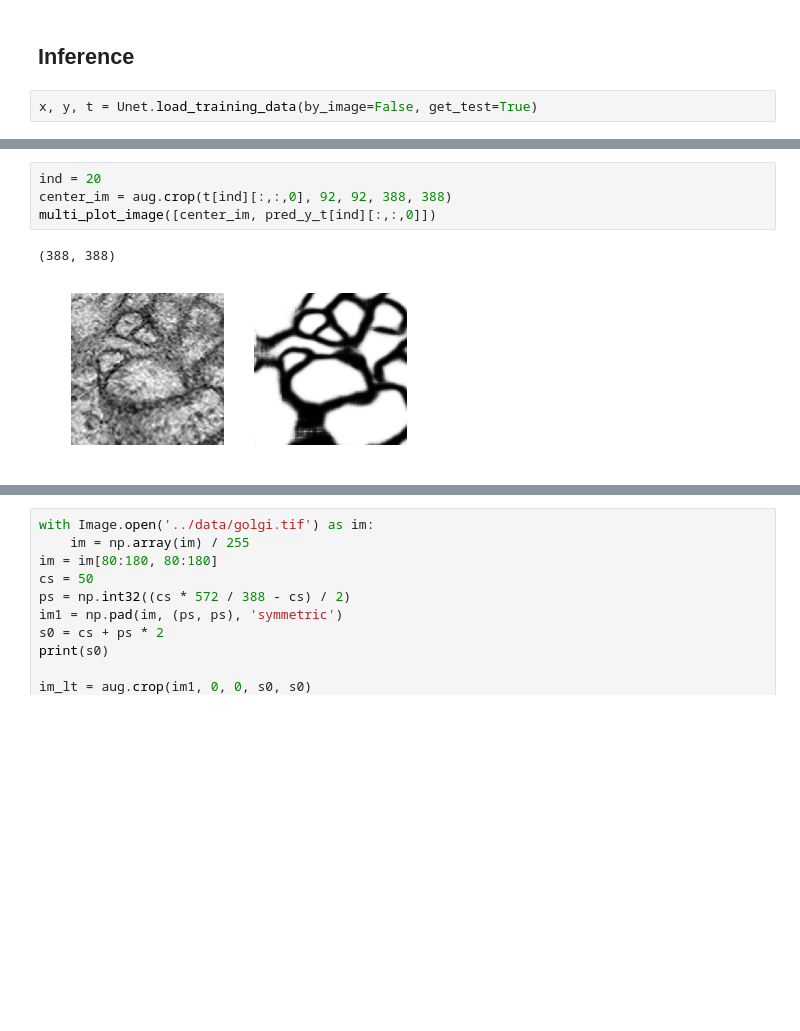
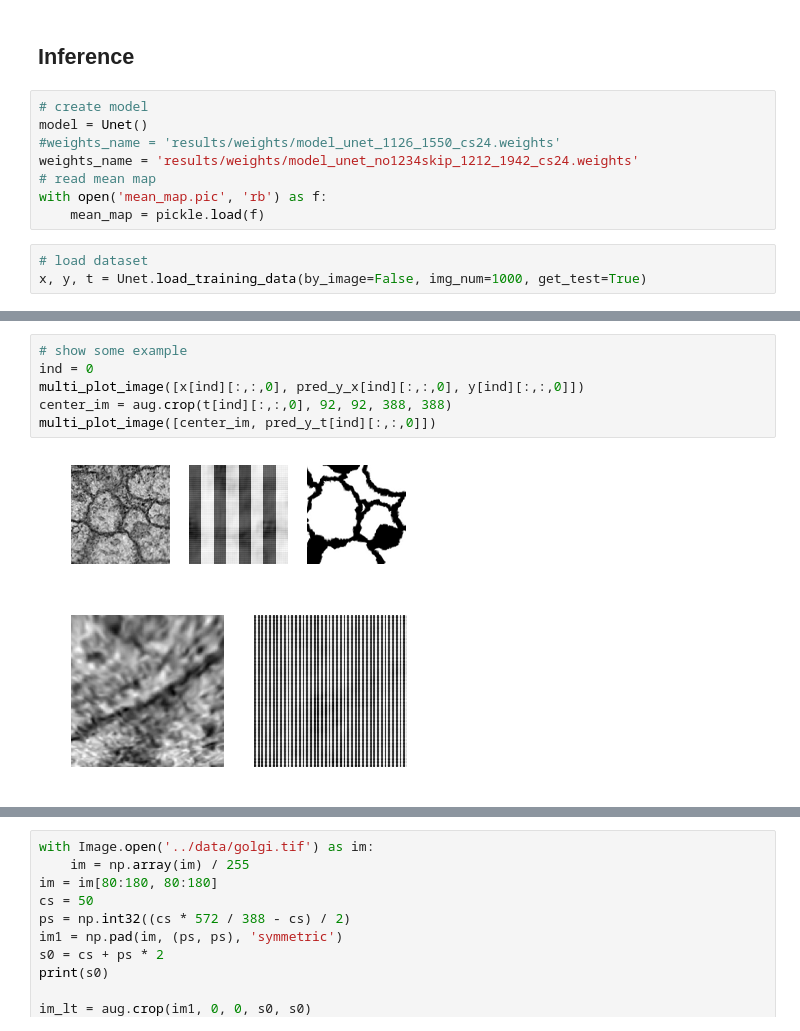
Before and after one commit to RuralCat/semantic_segmentation, a Jupyter notebook: em_segmentation.ipynb, the cells around one changed output, grey strips where cells are left out. Saved outputs shown, nothing was run; the diff lists cells and outputs as text; blank space fills up the shorter version.

```diff
--- a/em_segmentation.ipynb
+++ b/em_segmentation.ipynb
@@ -44,5 +43,14 @@ Initialised with 30 image(s) found.
 Output directory set to ../data/test images/output.
 # %% [markdown]
 ## Inference
+# %%
+# create model
+model = Unet()
+#weights_name = 'results/weights/model_unet_1126_1550_cs24.weights'
+weights_name = 'results/weights/model_unet_no1234skip_1212_1942_cs24.weights'
+# read mean map
+with open('mean_map.pic', 'rb') as f:
+    mean_map = pickle.load(f)
 # %%
-x, y, t = Unet.load_training_data(by_image=False, get_test=True)
+# load dataset
+x, y, t = Unet.load_training_data(by_image=False, img_num=1000, get_test=True)
@@ -63,8 +96,10 @@ multi_plot_image([x[ind][:,:,0], pred_y_x[ind][:,:,0]])
 # %%
-ind = 20
+# show some example
+ind = 0
+multi_plot_image([x[ind][:,:,0], pred_y_x[ind][:,:,0], y[ind][:,:,0]])
 center_im = aug.crop(t[ind][:,:,0], 92, 92, 388, 388)
 multi_plot_image([center_im, pred_y_t[ind][:,:,0]])
 # %% [output]
-(388, 388)
-[figure, old version]
+[figure, new version]
+[figure, added]
 # %%
```
Also changed, not shown: parts of 19 cells of this notebook, 13 other files.
